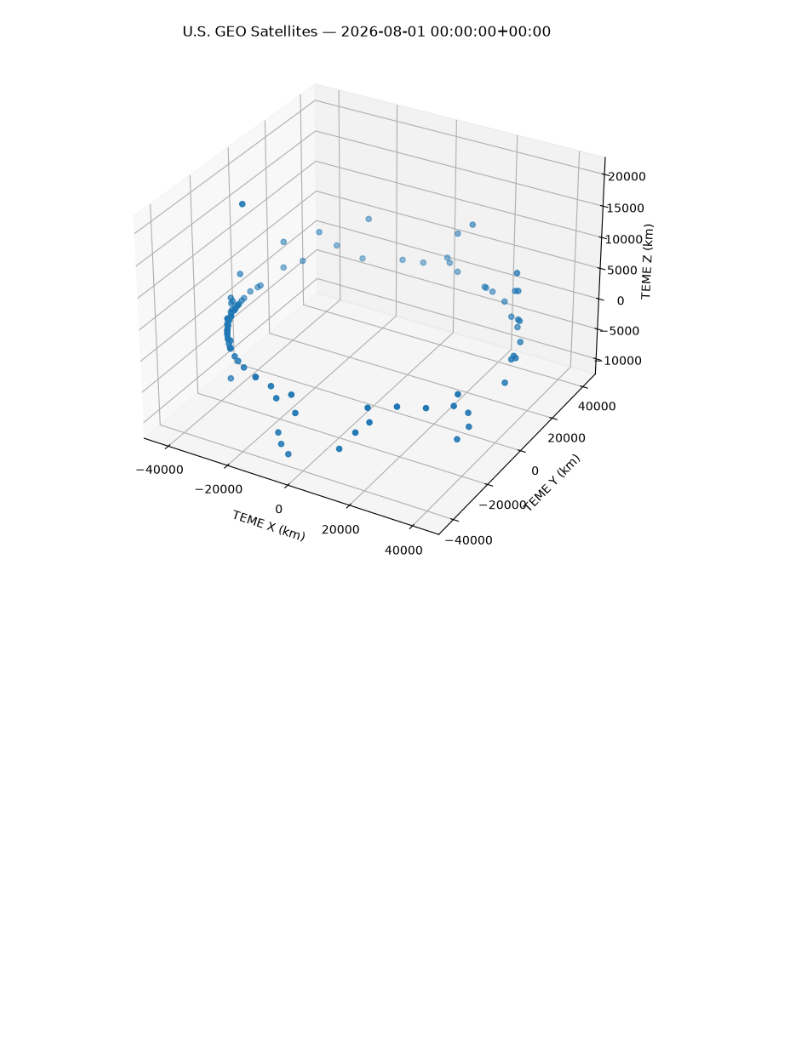
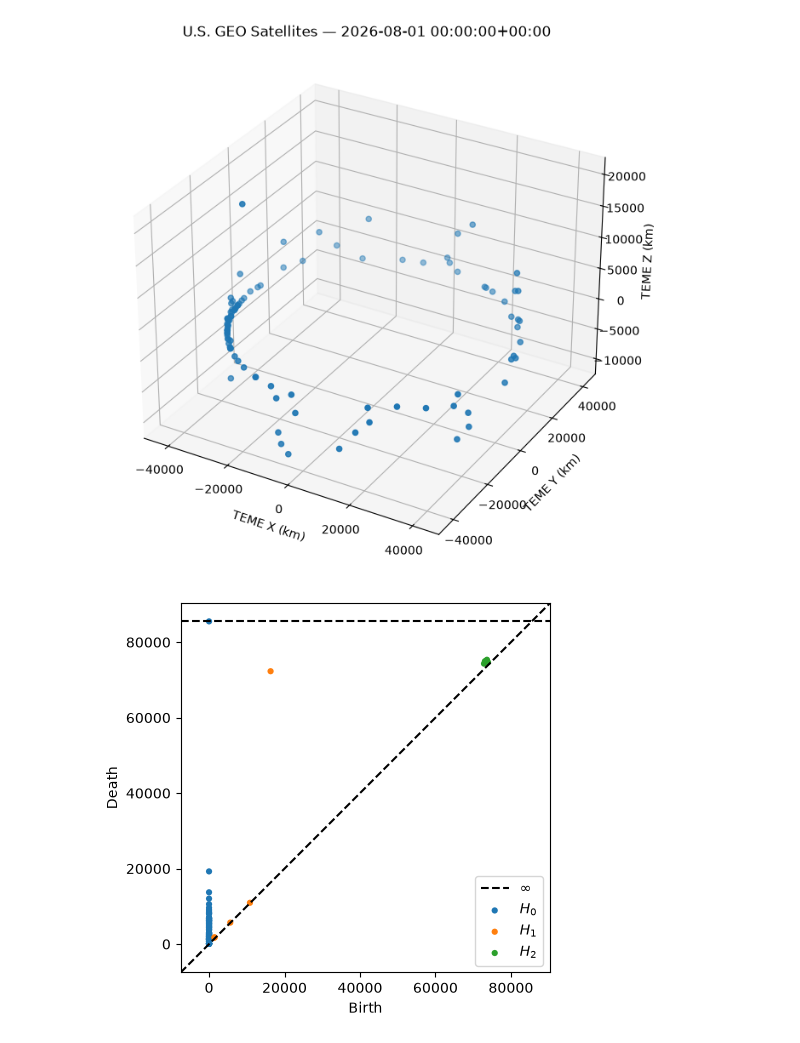
Before and after one commit to leolangou/Space_Logistics, a Jupyter notebook: Space_Track_Data.ipynb, the cells around one changed output. Saved outputs shown, nothing was run; the diff lists cells and outputs as text; code cells hidden in the pictures; blank space fills up the shorter version.

```diff
--- a/Space_Track_Data.ipynb
+++ b/Space_Track_Data.ipynb
@@ -597,3 +597,24 @@ ax.set_title(f"U.S. GEO Satellites — {t}")
 plt.show()
 # %% [output]
 [figure]
+# %%
+from ripser import ripser
+from persim import plot_diagrams
+
+cloud = snapshot[
+    ["x_teme_km", "y_teme_km", "z_teme_km"]
+].to_numpy()
+
+result = ripser(
+    cloud,
+    maxdim=2
+)
+
+diagrams = result["dgms"]
+
+plot_diagrams(
+    diagrams,
+    show=True
+)
+# %% [output]
+[figure, added]
```
